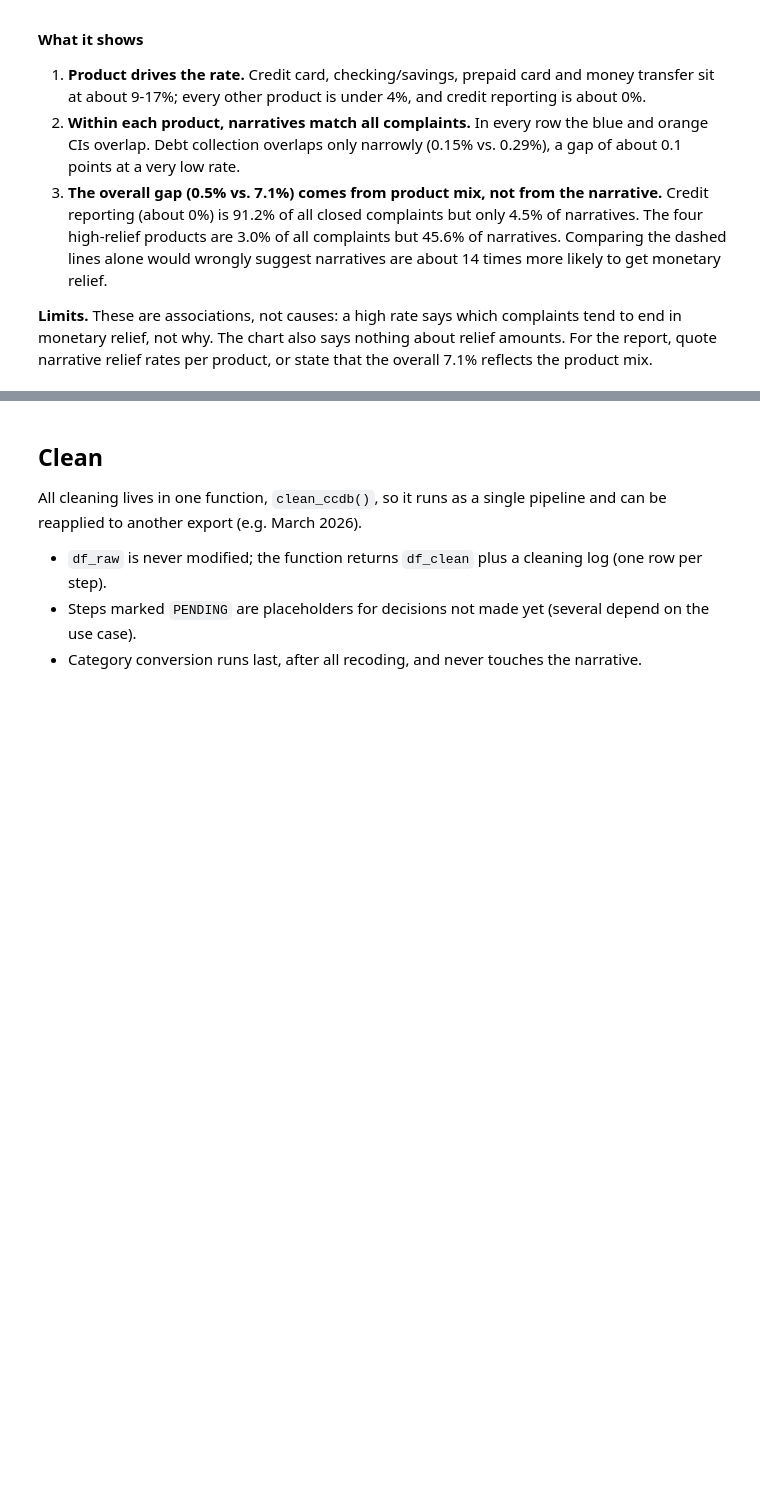
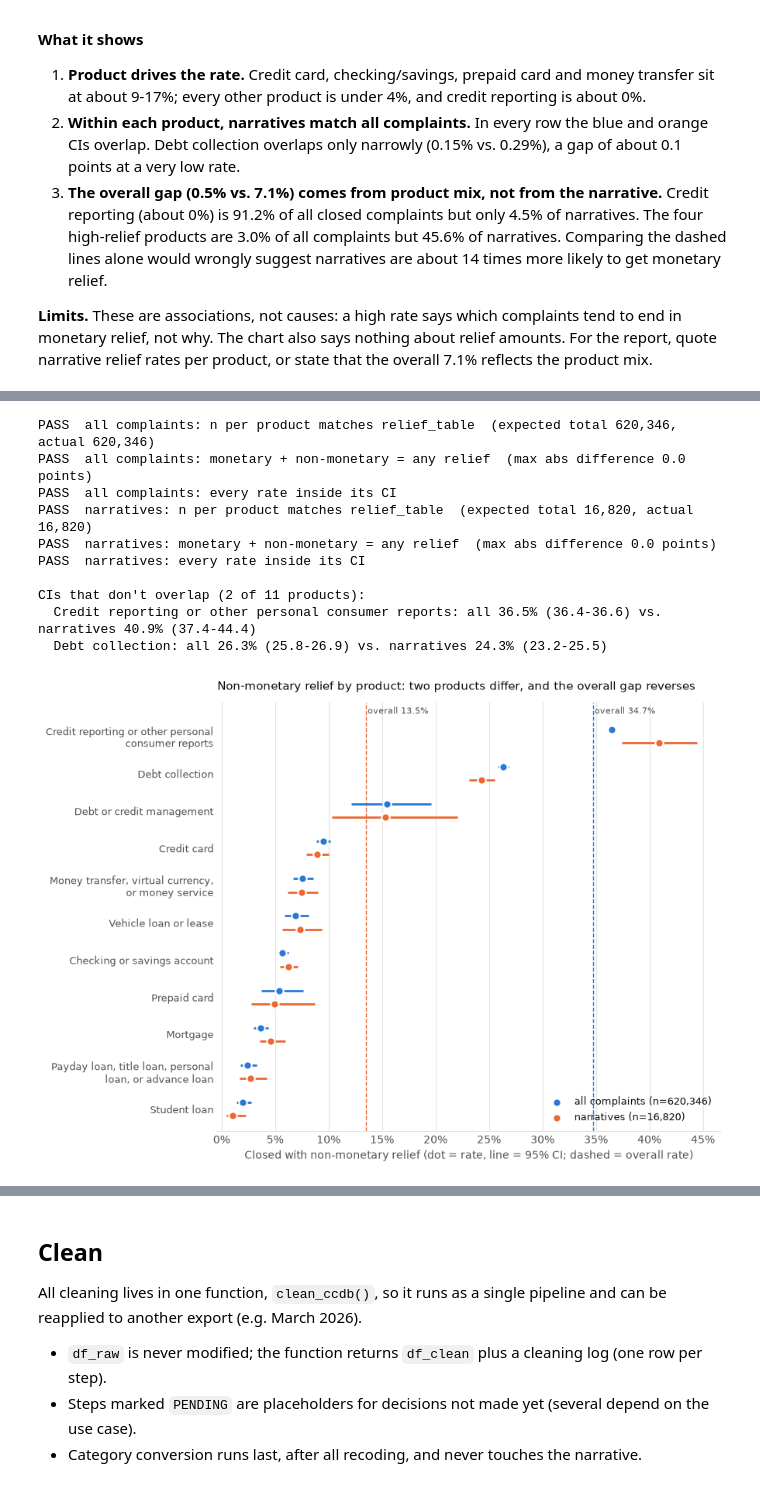
Before and after one commit to wynnther-triho/INFO-4340-Final-Project-CCDB, a Jupyter notebook: notebooks/final_project.ipynb, the cells around one changed output, grey strips where cells are left out. Cells and saved outputs as stored; diff of their text form; code cells hidden in the pictures; blank space fills up the shorter version.

```diff
--- a/notebooks/final_project.ipynb
+++ b/notebooks/final_project.ipynb
@@ -665,0 +682,44 @@ PASS  narratives: every rate inside its CI
+# %%
+# --- Chart: non-monetary relief by product ---------------------------------
+non_monetary_points = {name: relief_points(df_pop, NON_MONETARY) for name, df_pop in populations.items()}
+
+# Checks: n matches relief_table(); monetary + non-monetary counts reproduce its any-relief rate
+results = []
+for name, df_pop in populations.items():
+    expected = relief_table(df_pop, "Product")
+    pts = non_monetary_points[name].reindex(expected.index)
+    any_k = pts["k"] + monetary_points[name].reindex(expected.index)["k"]
+    any_diff = ((100 * any_k / pts["n"]).round(1) - expected["any_relief_%"]).abs().max()
+    results += [
+        check(f"{name}: n per product matches relief_table", (pts["n"] == expected["n"]).all(),
+              f"(expected total {expected['n'].sum():,}, actual {pts['n'].sum():,})"),
+        check(f"{name}: monetary + non-monetary = any relief", any_diff == 0,
+              f"(max abs difference {any_diff:.1f} points)"),
+        check(f"{name}: every rate inside its CI", pts["rate"].between(pts["low"], pts["high"]).all()),
+    ]
+assert all(results), "A chart check failed; see the FAIL lines above"
+
+# Products where the two populations' CIs don't overlap
+all_pts = non_monetary_points["all complaints"]
+nar_pts = non_monetary_points["narratives"].reindex(all_pts.index)
+no_overlap = (nar_pts["low"] > all_pts["high"]) | (nar_pts["high"] < all_pts["low"])
+print(f"\nCIs that don't overlap ({no_overlap.sum()} of {len(no_overlap)} products):")
+for product in all_pts.index[no_overlap]:
+    a, b = all_pts.loc[product], nar_pts.loc[product]
+    print(f"  {product}: all {a['rate']:.1f}% ({a['low']:.1f}-{a['high']:.1f}) "
+          f"vs. narratives {b['rate']:.1f}% ({b['low']:.1f}-{b['high']:.1f})")
+
+plot_relief_dots(non_monetary_points, xlabel="Closed with non-monetary relief", tick_step=5,
+                 title="Non-monetary relief by product: two products differ, and the overall gap reverses")
+# %% [output]
+PASS  all complaints: n per product matches relief_table  (expected total 620,346, actual 620,346)
+PASS  all complaints: monetary + non-monetary = any relief  (max abs difference 0.0 points)
+PASS  all complaints: every rate inside its CI
+PASS  narratives: n per product matches relief_table  (expected total 16,820, actual 16,820)
+PASS  narratives: monetary + non-monetary = any relief  (max abs difference 0.0 points)
+PASS  narratives: every rate inside its CI
+
+CIs that don't overlap (2 of 11 products):
+  Credit reporting or other personal consumer reports: all 36.5% (36.4-36.6) vs. narratives 40.9% (37.4-44.4)
+  Debt collection: all 26.3% (25.8-26.9) vs. narratives 24.3% (23.2-25.5)
+[figure, added]
```
Also changed, not shown: parts of 4 cells of this notebook.
